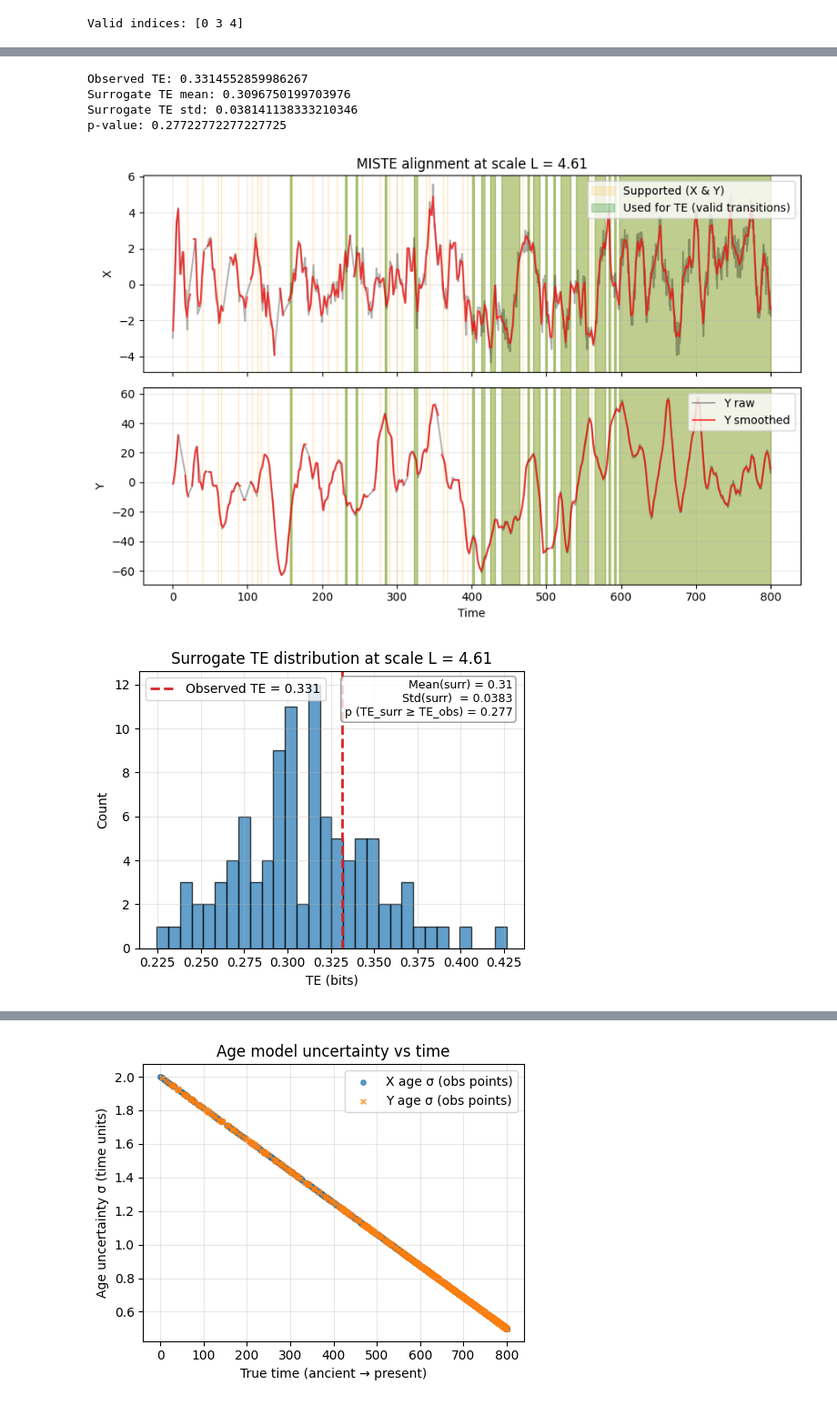
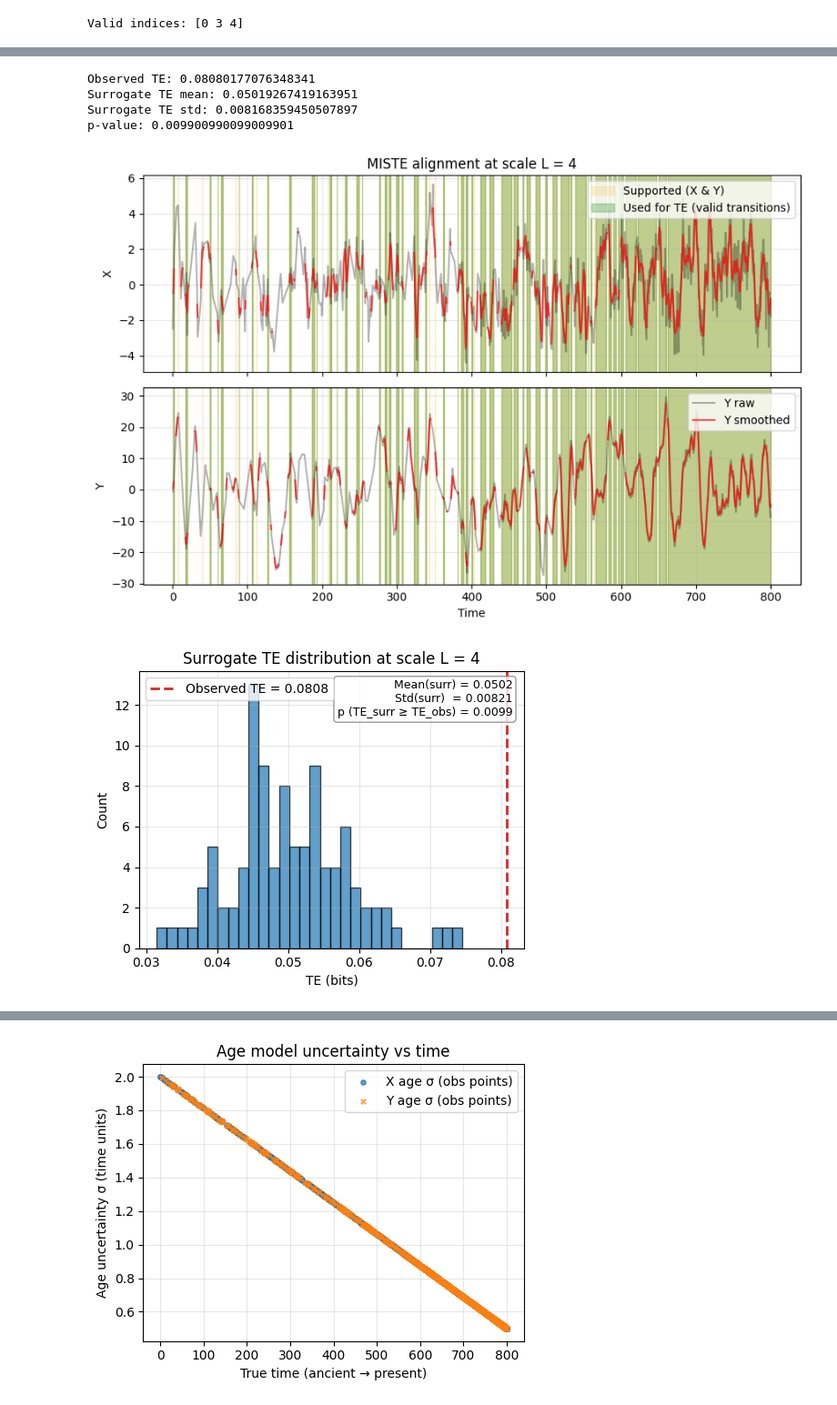
Before and after one commit to Peisong-Zheng/MISTE, a Jupyter notebook: test.ipynb, the cells around one changed output, grey strips where cells are left out. Shown at 91% size. Cells and saved outputs as stored; diff of their text form; code cells hidden in the pictures.

```diff
--- a/test.ipynb
+++ b/test.ipynb
@@ -14,7 +14,7 @@ data = sd.generate_miste_synthetic_data(
     t_min=0.0,
     t_max=800.0,
     dt_true=0.1,
-    tau_scales=(10.0, 8.0, 4),
+    tau_scales=(4, 3, 1.0),
     coupled_scale_index=1,
     coupling_strength=0.5,
     gap_old=2.0,
@@ -26,7 +26,7 @@ data = sd.generate_miste_synthetic_data(
     if_plot=True,
 )
 
-L_values=mc.compute_gap_scales(data.X_obs.t_obs, data.Y_obs.t_obs)
+L_values=mc.compute_gap_scales(data.X_obs.t_obs, data.Y_obs.t_obs, quantiles=(0.05, 0.1, 0.2, 0.3, 0.4, 0.5, 0.6, 0.7, 0.8, 0.9, 0.95))
 print("Computed L values:", L_values)
 
 
@@ -103,14 +103,16 @@ importlib.reload(mc)
 
 import numpy as np
 
-L=0.01
+L=6
 
-grid = np.arange(np.min(data.X_obs.t_obs), np.max(data.X_obs.t_obs), L/2)
+# grid=np.arange(np.min(data.X_obs.t_obs), np.max(data.X_obs.t_obs), L/2)
 
 supported = mc.support_mask_from_gaps(
     t_obs=data.X_obs.t_obs,
-    grid=grid,
-    L=L
+    t_smoothed= t_smoothed,
+    v_smoothed=v_smoothed,
+    L=L,
+    if_plot_supported=True
     )
 
 print(supported)
@@ -279,40 +282,40 @@ importlib.reload(mc)
     window_half_width_factor: float = 0.5,
     sigma_factor: float = 1/3,
     min_valid_data_length: int = 30,
     te_method: str = "binned",  # "binned" or "gaussian"
     n_surrogates: int = 199,
     surrogate_mode: str = "shuffle_xpast",  # currently only this mode
     if_plot_alignment: bool = False,
     te_kwargs: Optional[dict] = None,
     random_state: Optional[int] = None,
 ):'''
 
 
 TE_obs, TE_surr, p_value = mc.compute_miste_single_scale_with_surrogates(
     t_x=data.X_obs.t_obs,
     x_vals=data.X_obs.values_obs,
     t_y=data.Y_obs.t_obs,
     y_vals=data.Y_obs.values_obs,
-    L=4.60574981,
+    L=4,
     te_method='binned',
     n_surrogates=100,
     if_plot_alignment=True,
     if_plot_surrogates=True
 
 )
 
 # print results:
 print("Observed TE:", TE_obs)
 print("Surrogate TE mean:", np.mean(TE_surr))
 print("Surrogate TE std:", np.std(TE_surr))
 print("p-value:", p_value)
 # %% [output]
-Observed TE: 0.3314552859986267
-Surrogate TE mean: 0.3096750199703976
-Surrogate TE std: 0.038141138333210346
-p-value: 0.27722772277227725
+Observed TE: 0.08080177076348341
+Surrogate TE mean: 0.05019267419163951
+Surrogate TE std: 0.008168359450507897
+p-value: 0.009900990099009901
-[figure, old version]
+[figure, new version]
-[figure, old version]
+[figure, new version]
 # %%
 '''call function def compute_miste_multiscale(
     t_x: np.ndarray,
```
Also changed, not shown: parts of 6 cells of this notebook, 3 other files.
